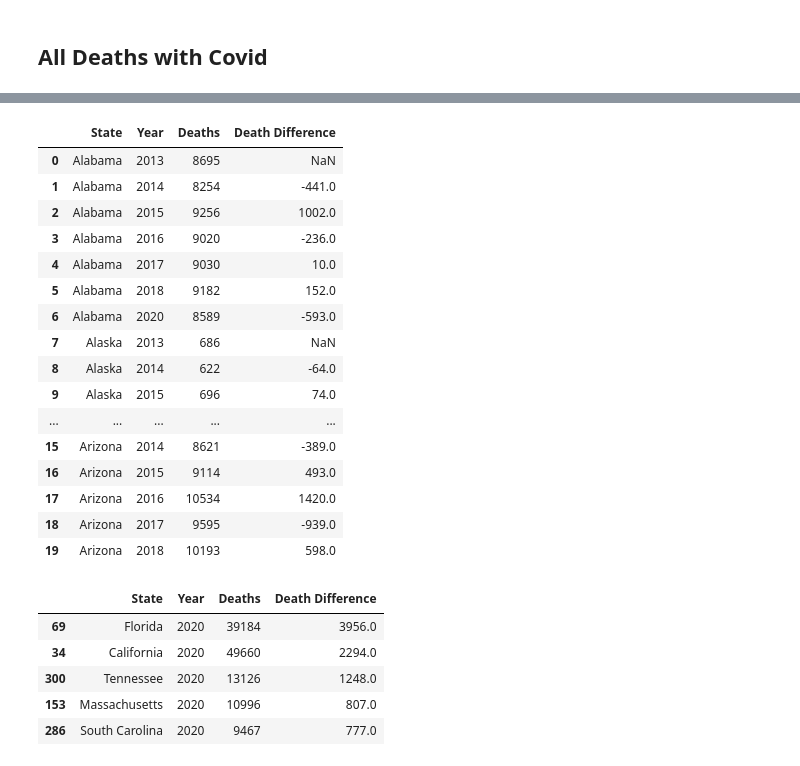
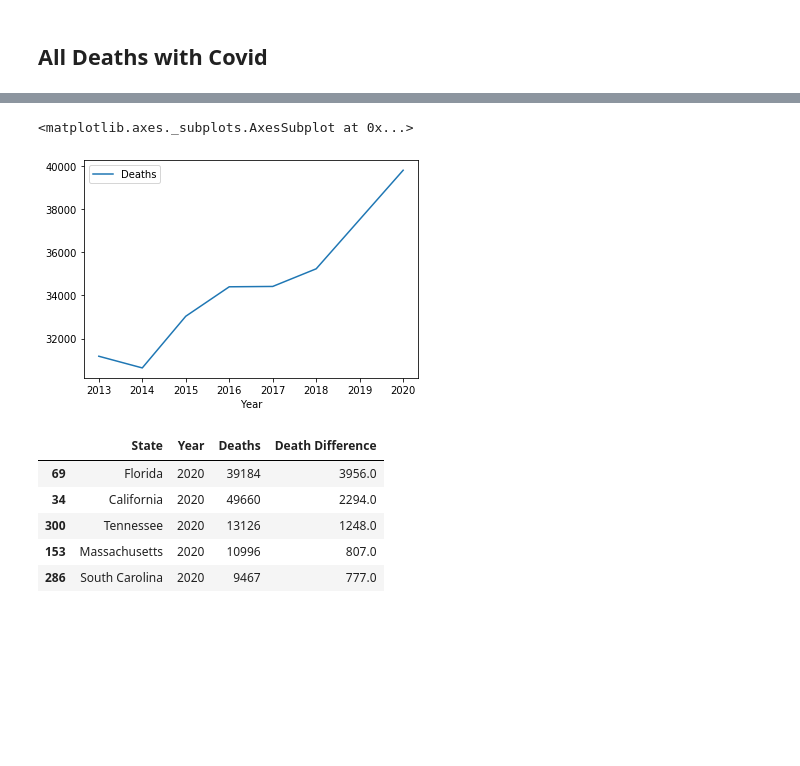
Before and after one commit to augarriza/module_one_project, a Jupyter notebook: Notebooks/Merging_Analysis/cdc_mortality_df_analysis_and_plotting.ipynb, the cells around one changed output, grey strips where cells are left out. Saved outputs shown, nothing was run; the diff lists cells and outputs as text; code cells hidden in the pictures; blank space fills up the shorter version.

```diff
--- a/Notebooks/Merging_Analysis/cdc_mortality_df_analysis_and_plotting.ipynb
+++ b/Notebooks/Merging_Analysis/cdc_mortality_df_analysis_and_plotting.ipynb
@@ -27,26 +30,11 @@ df = df.astype({"Deaths":"int64"})
 df["Death Difference"] = df["Deaths"].diff()
 # %%
 df.loc[(df["Year"]==2013), "Death Difference"] = np.nan
-# %%
-df.head(20)
-# %% [output]
-|  | State | Year | Deaths | Death Difference |
-| 0 | Alabama | 2013 | 8695 | NaN |
-| 1 | Alabama | 2014 | 8254 | -441.0 |
-| 2 | Alabama | 2015 | 9256 | 1002.0 |
-| 3 | Alabama | 2016 | 9020 | -236.0 |
-| 4 | Alabama | 2017 | 9030 | 10.0 |
-| 5 | Alabama | 2018 | 9182 | 152.0 |
-| 6 | Alabama | 2020 | 8589 | -593.0 |
-| 7 | Alaska | 2013 | 686 | NaN |
-| 8 | Alaska | 2014 | 622 | -64.0 |
-| 9 | Alaska | 2015 | 696 | 74.0 |
-| ... | ... | ... | ... | ... |
-| 15 | Arizona | 2014 | 8621 | -389.0 |
-| 16 | Arizona | 2015 | 9114 | 493.0 |
-| 17 | Arizona | 2016 | 10534 | 1420.0 |
-| 18 | Arizona | 2017 | 9595 | -939.0 |
-| 19 | Arizona | 2018 | 10193 | 598.0 |
+# %%
+df.loc[(df["State"]=="Florida")].drop(columns=["Death Difference"]).set_index("Year").plot()
+# %% [output]
+<matplotlib.axes._subplots.AxesSubplot at 0x...>
+[figure, added]
 # %%
 df.loc[(df["Death Difference"]>0) & (df["Year"]==2020)].sort_values("Death Difference", ascending=False).head(5)
 # %% [output]
```
Also changed, not shown: parts of 10 cells of this notebook, 1 other file.
